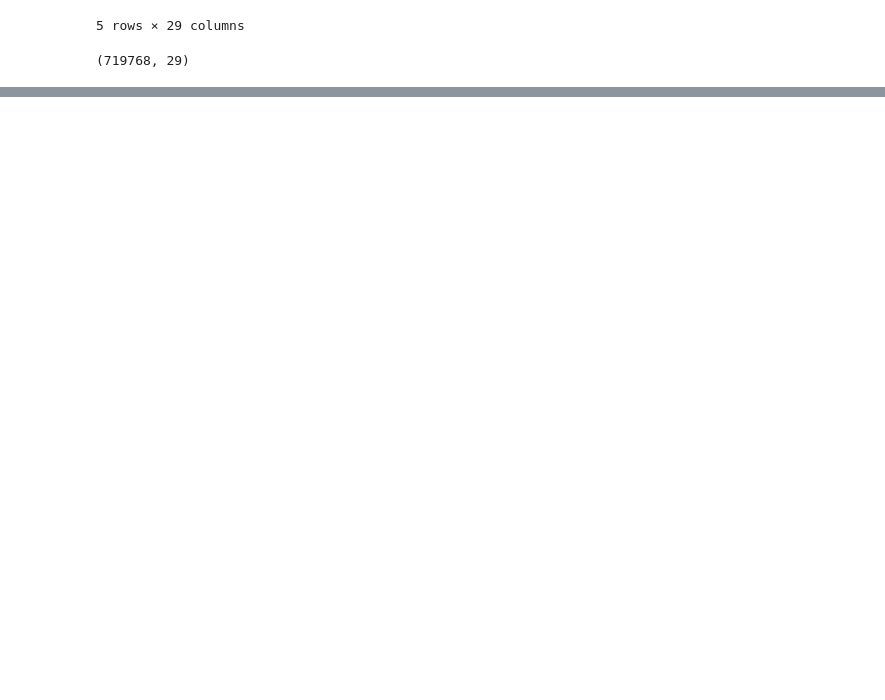
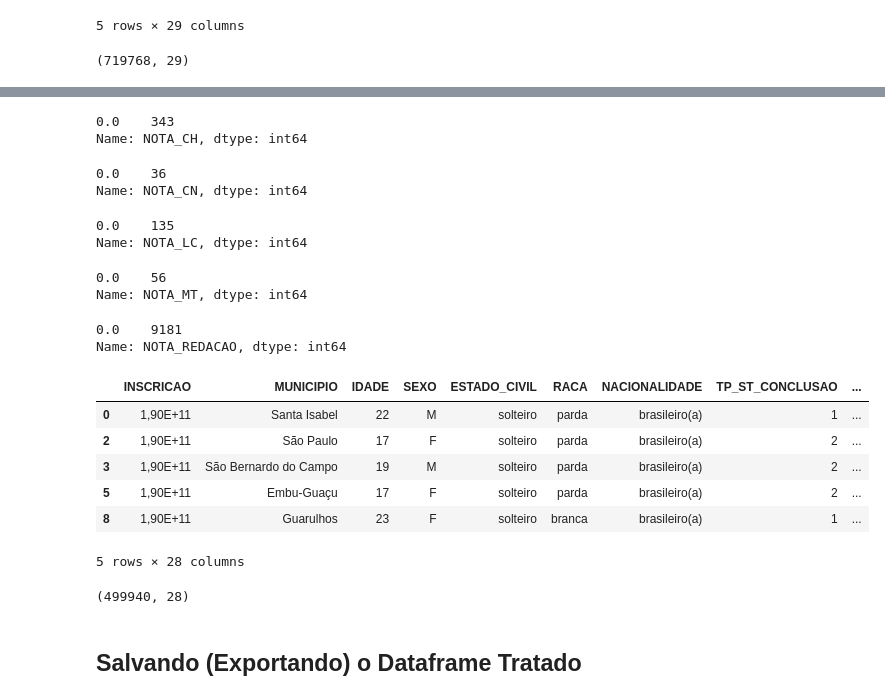
Before and after one commit to LicaCepillo/LicaCepillo, a Jupyter notebook: Tratamento_dados_ENEM_2019.ipynb, the cells around one changed output, grey strips where cells are left out. Drawn from its saved outputs; the diff is of its cells as text; code cells hidden in the pictures; blank space fills up the shorter version.

```diff
--- a/Tratamento_dados_ENEM_2019.ipynb
+++ b/Tratamento_dados_ENEM_2019.ipynb
@@ -300,0 +362,4 @@ vestibulandos.shape
+# %%
+vestibulandos_classificados = vestibulandos.loc[vestibulandos.TP_PRESENCA_CH == 1]
+# %%
+vestibulandos_classificados = vestibulandos_classificados.loc[vestibulandos_classificados.TP_PRESENCA_MT == 1]
@@ -300,0 +427,37 @@ vestibulandos.shape
+# %%
+## Verificando notas 0 em cada uma das disciplinas
+
+vestibulandos_classificados.query('NOTA_CH == 0') ['NOTA_CH'].value_counts()
+# %% [output]
+0.0    343
+Name: NOTA_CH, dtype: int64
+# %%
+vestibulandos_classificados.query('NOTA_CN == 0') ['NOTA_CN'].value_counts()
+# %% [output]
+0.0    36
+Name: NOTA_CN, dtype: int64
+# %%
+vestibulandos_classificados.query('NOTA_LC == 0') ['NOTA_LC'].value_counts()
+# %% [output]
+0.0    135
+Name: NOTA_LC, dtype: int64
+# %%
+vestibulandos_classificados.query('NOTA_MT == 0') ['NOTA_MT'].value_counts()
+# %% [output]
+0.0    56
+Name: NOTA_MT, dtype: int64
+# %%
+vestibulandos_classificados.query('NOTA_REDACAO == 0') ['NOTA_REDACAO'].value_counts()
+# %% [output]
+0.0    9181
+Name: NOTA_REDACAO, dtype: int64
+# %%
+vestibulandos_classificados.head()
+# %% [output]
+|  | INSCRICAO | MUNICIPIO | IDADE | SEXO | ESTADO_CIVIL | RACA | NACIONALIDADE | TP_ST_CONCLUSAO | ... |
+| 0 | 1,90E+11 | Santa Isabel | 22 | M | solteiro | parda | brasileiro(a) | 1 | ... |
+| 2 | 1,90E+11 | São Paulo | 17 | F | solteiro | parda | brasileiro(a) | 2 | ... |
+| 3 | 1,90E+11 | São Bernardo do Campo | 19 | M | solteiro | parda | brasileiro(a) | 2 | ... |
+| 5 | 1,90E+11 | Embu-Guaçu | 17 | F | solteiro | parda | brasileiro(a) | 2 | ... |
+| 8 | 1,90E+11 | Guarulhos | 23 | F | solteiro | branca | brasileiro(a) | 1 | ... |
+5 rows × 28 columns
@@ -300,0 +466,6 @@ vestibulandos.shape
+# %%
+vestibulandos_classificados.shape
+# %% [output]
+(499940, 28)
+# %% [markdown]
+## Salvando (Exportando) o Dataframe Tratado
```
Also changed, not shown: parts of 24 cells of this notebook.
